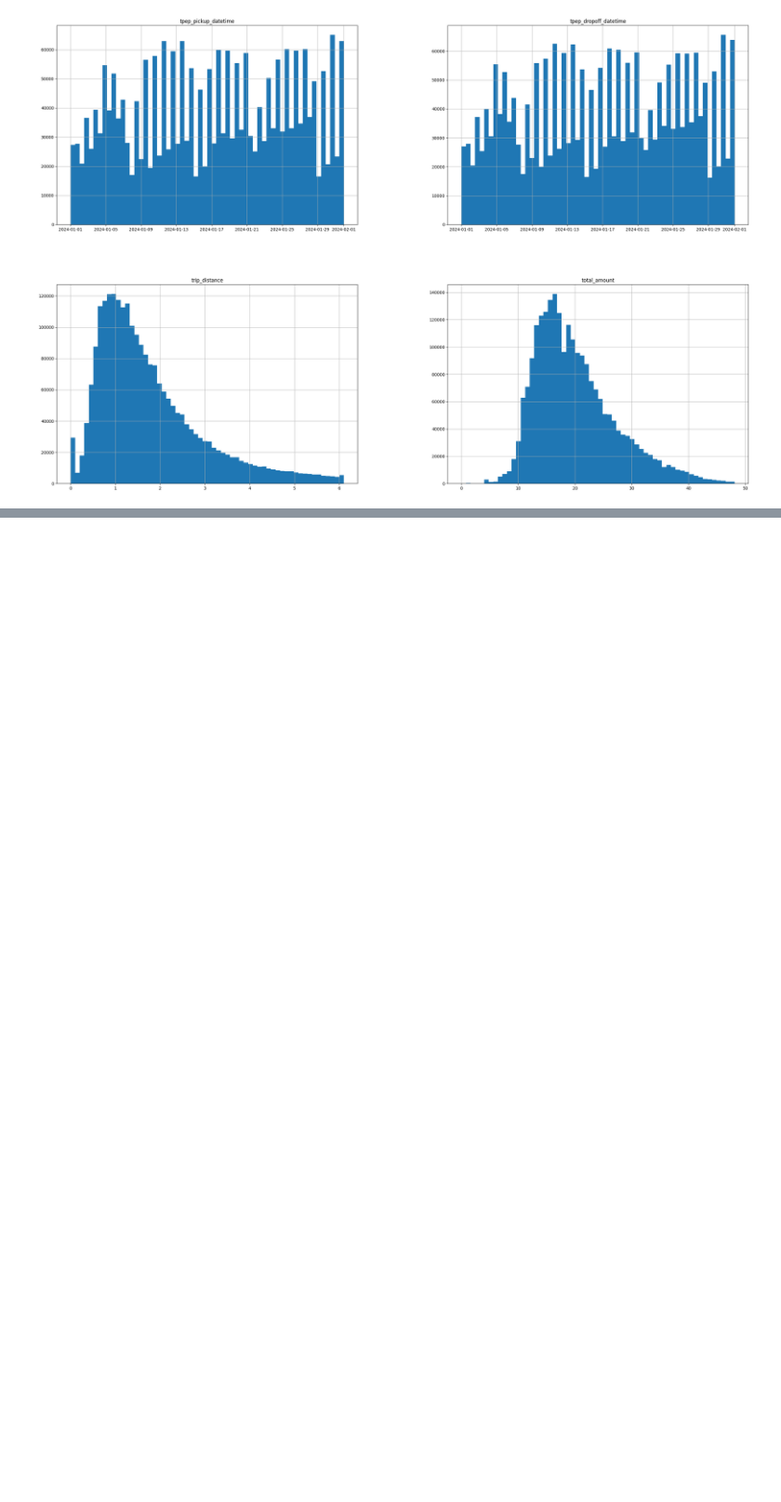
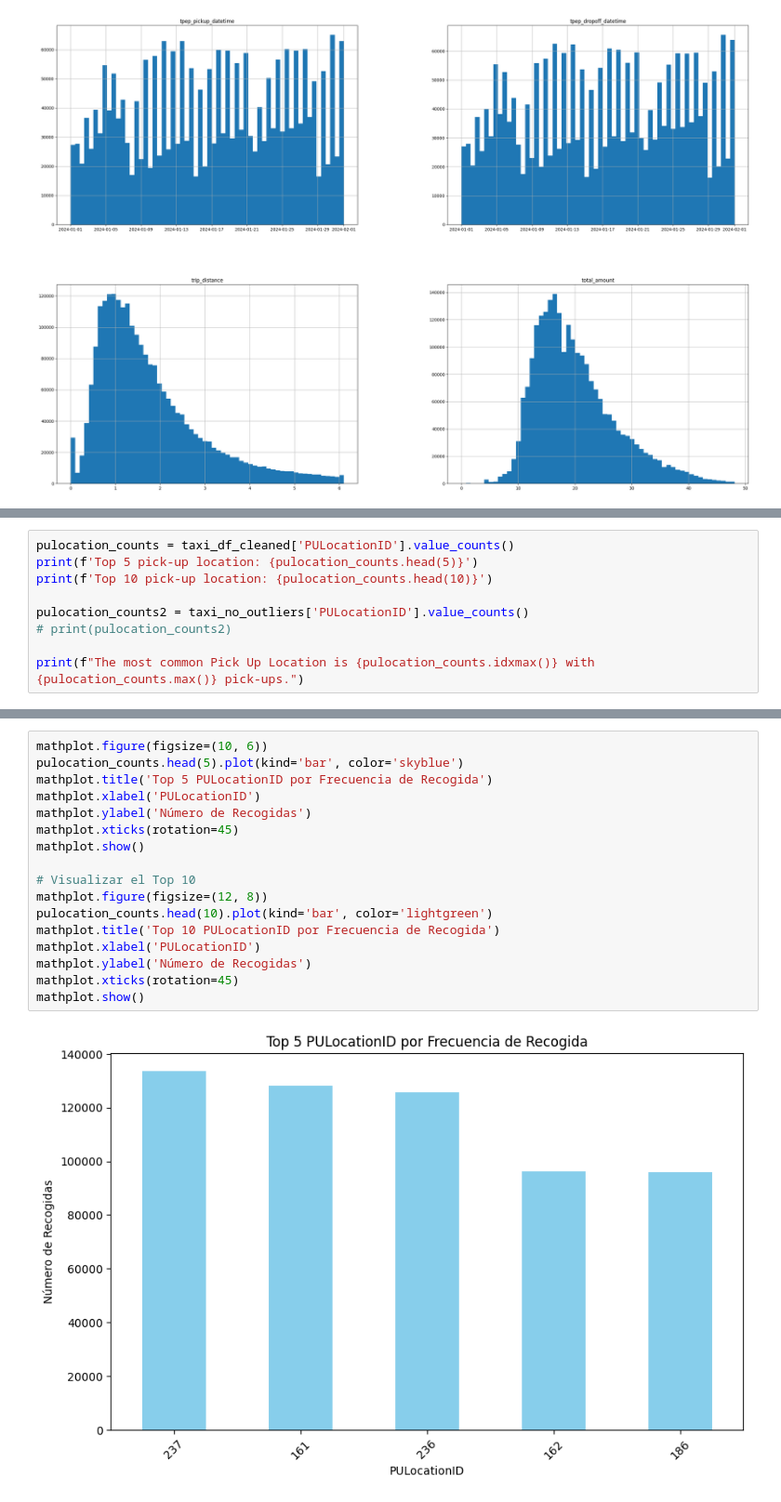
Before and after one commit to dariomlopez/etl_projects, a Jupyter notebook: nyc_taxi_etl/main.ipynb, the cells around one changed output, grey strips where cells are left out. Shown at 93% size. Cells and saved outputs as stored; diff of their text form; blank space fills up the shorter version.

```diff
--- a/nyc_taxi_etl/main.ipynb
+++ b/nyc_taxi_etl/main.ipynb
@@ -516,0 +538,9 @@ array([[<Axes: title={'center': 'tpep_pickup_datetime'}>,
+# %%
+pulocation_counts = taxi_df_cleaned['PULocationID'].value_counts()
+print(f'Top 5 pick-up location: {pulocation_counts.head(5)}')
+print(f'Top 10 pick-up location: {pulocation_counts.head(10)}')
+
+pulocation_counts2 = taxi_no_outliers['PULocationID'].value_counts()
+# print(pulocation_counts2)
+
+print(f"The most common Pick Up Location is {pulocation_counts.idxmax()} with {pulocation_counts.max()} pick-ups.")
@@ -516,0 +568,19 @@ array([[<Axes: title={'center': 'tpep_pickup_datetime'}>,
+# %%
+mathplot.figure(figsize=(10, 6))
+pulocation_counts.head(5).plot(kind='bar', color='skyblue')
+mathplot.title('Top 5 PULocationID por Frecuencia de Recogida')
+mathplot.xlabel('PULocationID')
+mathplot.ylabel('Número de Recogidas')
+mathplot.xticks(rotation=45)
+mathplot.show()
+
+# Visualizar el Top 10
+mathplot.figure(figsize=(12, 8))
+pulocation_counts.head(10).plot(kind='bar', color='lightgreen')
+mathplot.title('Top 10 PULocationID por Frecuencia de Recogida')
+mathplot.xlabel('PULocationID')
+mathplot.ylabel('Número de Recogidas')
+mathplot.xticks(rotation=45)
+mathplot.show()
+# %% [output]
+[figure, added]
```
Also changed, not shown: parts of 13 cells of this notebook, 2 other files.
